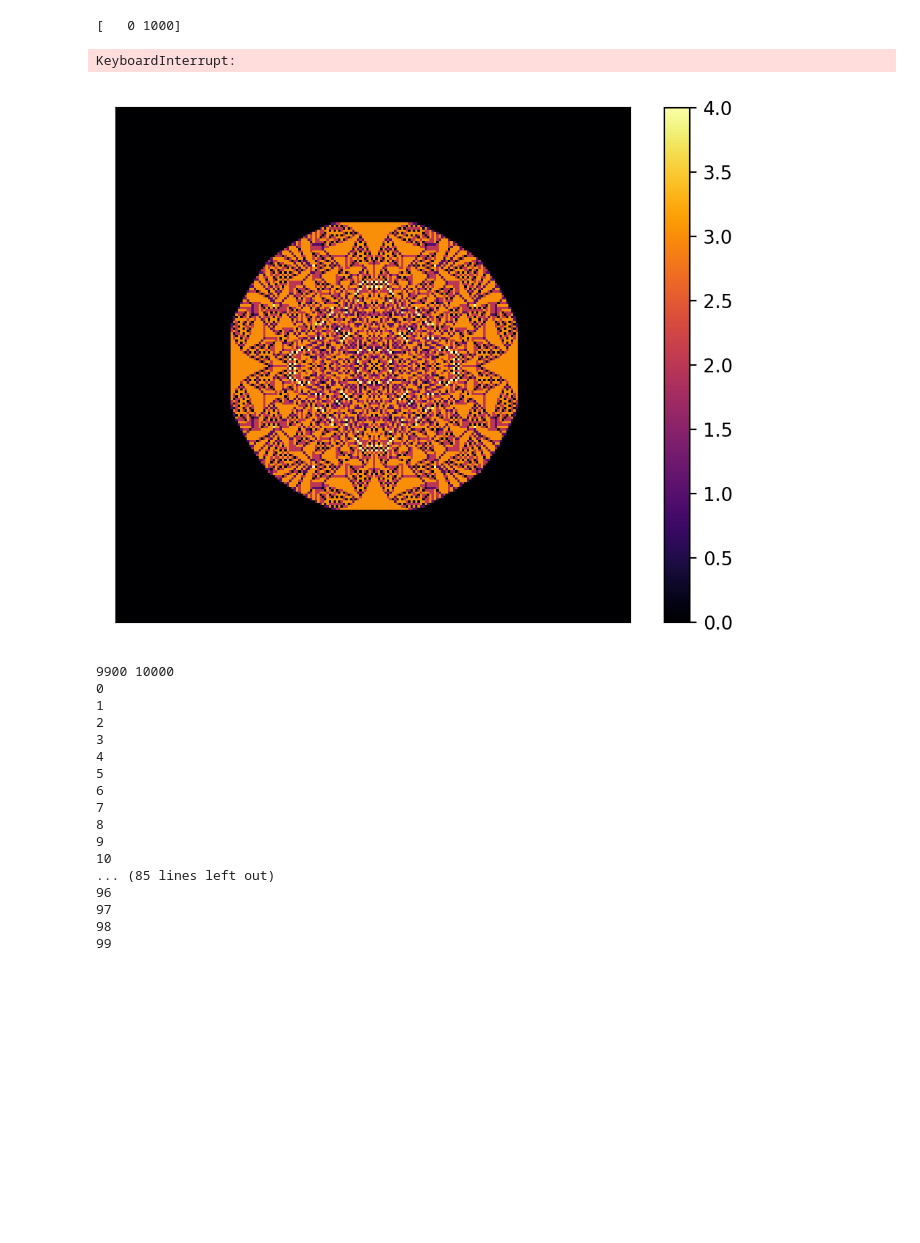
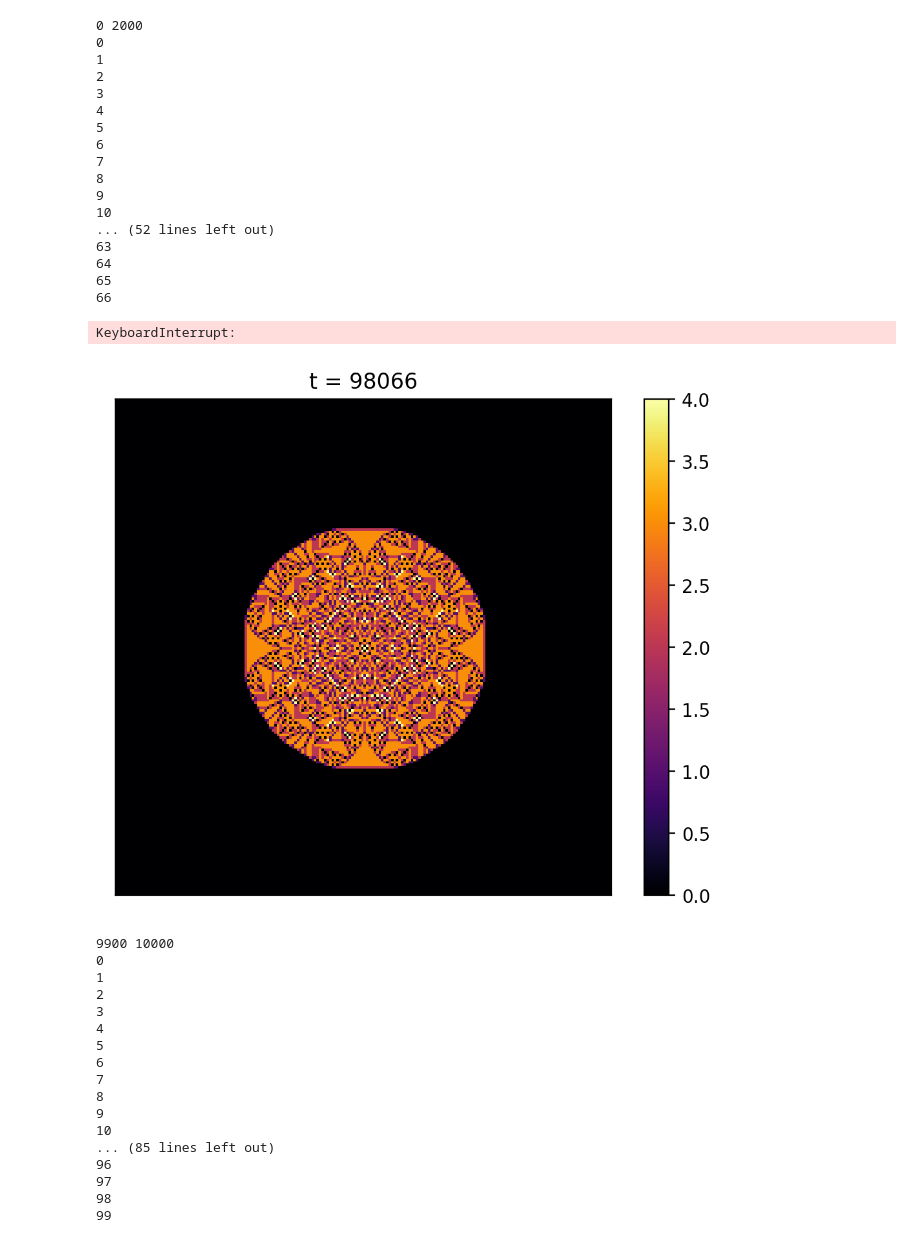
Before and after one commit to nick0413/Mec_estadistica, a Jupyter notebook: proyecto/btw/animate.ipynb, the cells around one changed output. Drawn from its saved outputs; the diff is of its cells as text; code cells hidden in the pictures; blank space fills up the shorter version.

```diff
--- a/proyecto/btw/animate.ipynb
+++ b/proyecto/btw/animate.ipynb
@@ -50,6 +50,6 @@ def make_animation2(data,time_region,skip=1,folder='segmentos/'):
 		return [cax]
 
 	ani = animation.FuncAnimation(fig, update, frames=range(0, len(data), skip), init_func=init, blit=True,interval=3)
-	ani.save(folder+'animation_secuencial'+str(start)+"_"+str(end)+'.gif', fps=30)
+	ani.save(folder+'animation_secuencial'+str(start)+"_"+str(end)+'.gif', fps=60)
 	plt.close(fig)
 # %%
@@ -98,18 +99,30 @@ for i in range(len(segments)):
 	data_segmented.append(
 		data[segments[i][0]:segments[i][1]]
 		)
-# %%
-for i in range(len(data_segmented)):
-	data_segment= data_segmented[i]
-	time_region = segments[i]
-
-	print(time_region)
-
-	make_animation2(data_segment,time_region,10,'segmentos3/')
-# %% [output]
-[   0 1000]
-KeyboardInterrupt:
-[figure, removed]
+# %%
+
+
+make_animation2(data,(0,total_time),1,'')
+# %% [output]
+0 2000
+0
+1
+2
+3
+4
+5
+6
+7
+8
+9
+10
+... (52 lines left out)
+63
+64
+65
+66
+KeyboardInterrupt:
+[figure, added]
 # %%
 last= len(data_segmented)-1
 make_animation2(data_segmented[-1],segments[-1],1,'')
```
Also changed, not shown: parts of 3 cells of this notebook, 13 other files.
